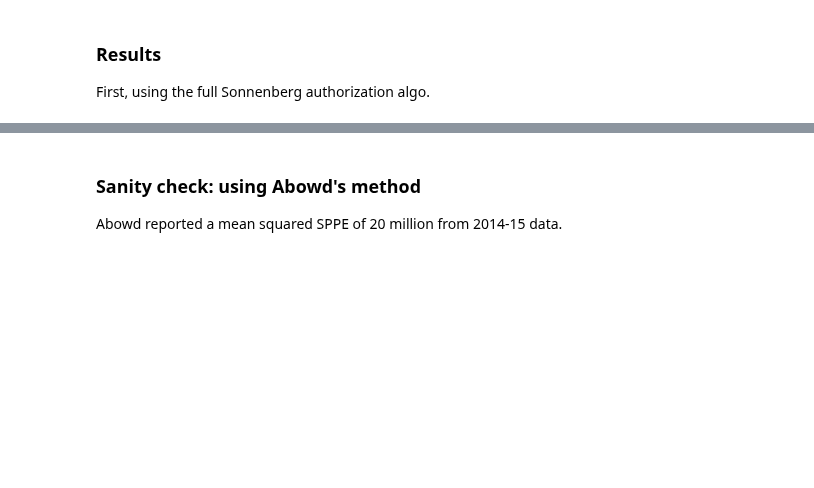
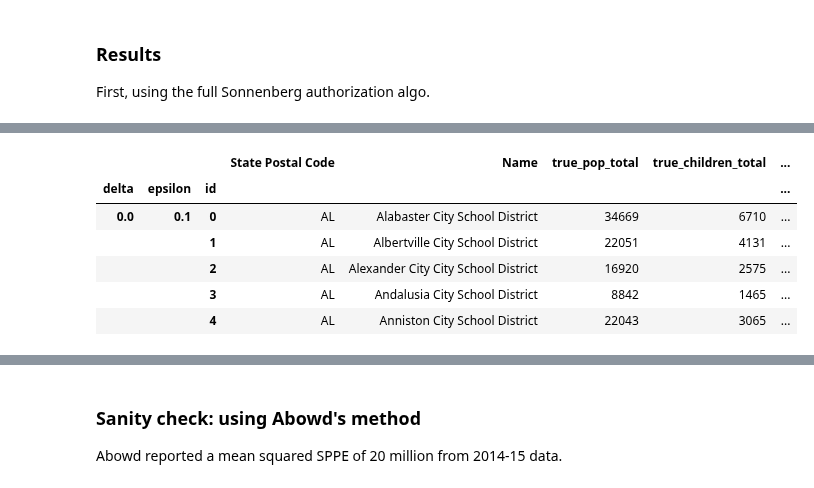
Before and after one commit to ryansteed/dp-policy, a Jupyter notebook: notebooks/titlei.ipynb, the cells around one changed output, grey strips where cells are left out. Cells and saved outputs as stored; diff of their text form; code cells hidden in the pictures; blank space fills up the shorter version.

```diff
--- a/notebooks/titlei.ipynb
+++ b/notebooks/titlei.ipynb
@@ -141,56 +149,65 @@ def test_params(mech, eps=list(np.logspace(-3, 1)) + [2.5], delta=[0.0]):
     return pd.concat(allocations, axis=0, join="inner", keys=itertools.product(delta, eps), names=["delta", "epsilon", "id"])
 
 def plot_results(results):
-    for grant_type in ("basic", "concentration", "targeted"):
-        print(f"## {grant_type} grants ##")
+    results["true_grant_total"] = results["true_grant_basic"] + results["true_grant_concentration"] + results["true_grant_targeted"]
+    results["est_grant_total"] = results["est_grant_basic"] + results["est_grant_concentration"] + results["est_grant_targeted"]
 
-        eps, allocations = list(zip(*results.groupby("epsilon")))
+    eps, allocations = list(zip(*results.groupby("epsilon")))
 
-        mse = []
-        for e, alloc in results.groupby("epsilon"):
-            error = alloc[f"true_grant_{grant_type}"]-alloc[f"est_grant_{grant_type}"]
-            mse.append(np.sqrt(sum(error**2)/alloc.shape[0]))
+    mse = []
+
+    for e, alloc in results.groupby("epsilon"):
+        for grant_type in ("basic", "concentration", "targeted", "total"):
+            error = alloc[f"true_grant_{grant_type}"] - alloc[f"est_grant_{grant_type}"]
+            error_prop = alloc[f"true_grant_{grant_type}"]/sum(alloc[f"true_grant_{grant_type}"])\
+                - alloc[f"est_grant_{grant_type}"]/sum(alloc[f"est_grant_{grant_type}"])
             if (e == 2.5) or (e > 0.1 and e < 0.11):
+                print(f"## {grant_type} grants ##")
                 print(f"RMSE at eps={e}:", np.sqrt(np.mean(error**2)))
+                print(f"RMSE prop eps={e}:", sum(abs(error_prop)))
                 print(f"Total misalloc at eps={e}:", sum(abs(error)))
                 print("Total true alloc:", sum(alloc[f"true_grant_{grant_type}"]))
 
-        plt.plot(eps, mse)
-        ax = plt.gca()
-        ax.set_xscale('log')
-        plt.xlabel("Epsilon")
-        plt.ylabel(f"{grant_type} grant RMSE, nationally")
-        plt.show()
+            if grant_type == "total":
+                mse.append(np.sqrt(sum(error**2)/alloc.shape[0]))
 
-        for i in [0, 25, -2]:
-            e = eps[i]
-            alloc = allocations[i][allocations[i]["State Postal Code"] == "MI"]
-            alloc = alloc.sort_values(f"true_grant_{grant_type}")
-            ids = alloc.index.get_level_values("id").astype('str')
-            plt.scatter(ids, alloc[f"est_grant_{grant_type}"]/sum(alloc[f"est_grant_{grant_type}"]), s=2, alpha=0.3, label=f"eps={e}")
-        plt.scatter(ids, alloc[f"true_grant_{grant_type}"]/sum(alloc[f"true_grant_{grant_type}"]), s=2, alpha=0.3, label="true")
-        ax = plt.gca()
-        ax.legend()
-        ax.axes.xaxis.set_ticks([])
-        ax.set_yscale('log')
-        plt.xlabel("District (sorted by true alloc)")
-        plt.ylabel("Allocation (as %)")
-        plt.title(f"{grant_type} grants for Michigan")
-        plt.show()
+    grant_type = "total"
+    plt.plot(eps, mse)
+    ax = plt.gca()
+    ax.set_xscale('log')
+    plt.xlabel("Epsilon")
+    plt.ylabel(f"{grant_type} grant RMSE, nationally")
+    plt.show()
 
-        for i in [0, 25, -2]:
-            e = eps[i]
-            alloc = allocations[i][allocations[i]["State Postal Code"] == "MI"]
-            alloc['err_prop'] = (alloc[f"est_grant_{grant_type}"]/sum(alloc[f"est_grant_{grant_type}"]) - alloc[f"true_grant_{grant_type}"]/sum(alloc[f"true_grant_{grant_type}"])) * 1e6
-            plt.scatter(alloc[f"true_grant_{grant_type}"]/sum(alloc[f"true_grant_{grant_type}"]), alloc.err_prop, s=3, alpha=0.4, label=f"eps={e}")
-        ax = plt.gca()
-        ax.legend()
-        ax.set_xscale('log')
-        ax.set_yscale('log')
-        plt.xlabel("True allocation as % of total")
-        plt.ylabel("Misallocation per million as % of total")
-        plt.title(f"{grant_type} grants for Michigan")
-        plt.show()
+    for i in [0, 25, -2]:
+        e = eps[i]
+        alloc = allocations[i][allocations[i]["State Postal Code"] == "MI"]
+        alloc = alloc.sort_values(f"true_grant_{grant_type}")
+        ids = alloc.index.get_level_values("id").astype('str')
+        plt.scatter(ids, alloc[f"est_grant_{grant_type}"]/sum(alloc[f"est_grant_{grant_type}"]), s=2, alpha=0.3, label=f"eps={e}")
+    plt.scatter(ids, alloc[f"true_grant_{grant_type}"]/sum(alloc[f"true_grant_{grant_type}"]), s=2, alpha=0.3, label="true")
+    ax = plt.gca()
+    ax.legend()
+    ax.axes.xaxis.set_ticks([])
+    ax.set_yscale('log')
+    plt.xlabel("District (sorted by true alloc)")
+    plt.ylabel("Allocation as % of total")
+    plt.title(f"{grant_type} grants for Michigan")
+    plt.show()
 
-test_params(Laplace, eps=[0.1, 1.0], delta=[0.0])
+    for i in [0, 25, -2]:
+        e = eps[i]
+        alloc = allocations[i][allocations[i]["State Postal Code"] == "MI"]
+        alloc['err_prop'] = (alloc[f"est_grant_{grant_type}"]/sum(alloc[f"est_grant_{grant_type}"]) - alloc[f"true_grant_{grant_type}"]/sum(alloc[f"true_grant_{grant_type}"])) * 1e6
+        plt.scatter(alloc[f"true_grant_{grant_type}"]/sum(alloc[f"true_grant_{grant_type}"]), alloc.err_prop, s=3, alpha=0.4, label=f"eps={e}")
+    ax = plt.gca()
+    ax.legend()
+    ax.set_xscale('log')
+    ax.set_yscale('log')
+    plt.xlabel("True allocation as % of total")
+    plt.ylabel("Misallocation per million as % of total")
+    plt.title(f"{grant_type} grants for Michigan")
+    plt.show()
+
+test_params(Laplace, eps=[0.1, 1.0], delta=[0.0]).head()
 # %% [output]
@@ -198,3 +216,10 @@ SyntaxError: EOL while scanning string literal (<ipython-input-35-569390399e19>,
+|  |  |  | State Postal Code | Name | true_pop_total | true_children_total | ... |
+| delta | epsilon | id |  |  |  |  | ... |
+| 0.0 | 0.1 | 0 | AL | Alabaster City School District | 34669 | 6710 | ... |
+|  |  | 1 | AL | Albertville City School District | 22051 | 4131 | ... |
+|  |  | 2 | AL | Alexander City City School District | 16920 | 2575 | ... |
+|  |  | 3 | AL | Andalusia City School District | 8842 | 1465 | ... |
+|  |  | 4 | AL | Anniston City School District | 22043 | 3065 | ... |
 # %%
 results = test_params(Laplace)
 results.to_csv("../results/titlei_laplace.csv")
```
Also changed, not shown: parts of 16 cells of this notebook.
